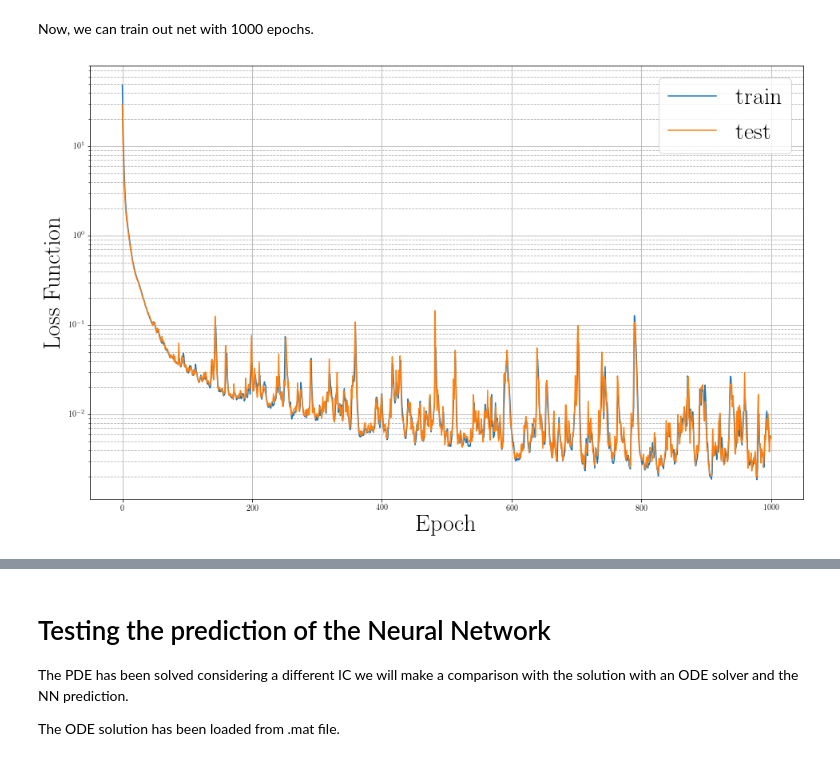
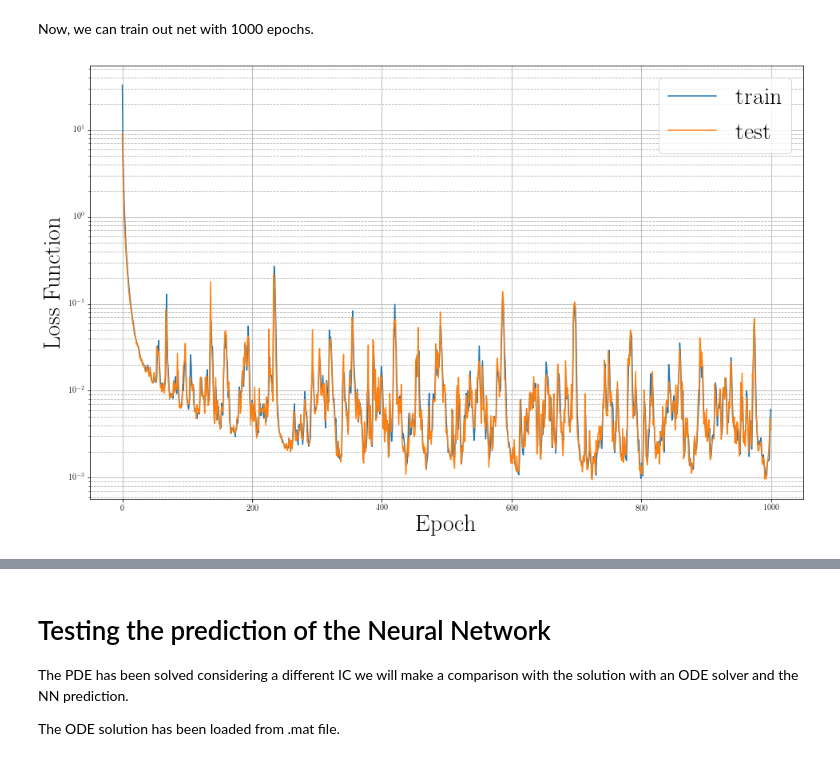
Before and after one commit to Steriva/MfM_Assignment, a Jupyter notebook: exe02b_NN_KS.ipynb, the cells around one changed output, grey strips where cells are left out. Cells and saved outputs as stored; diff of their text form; code cells hidden in the pictures.

```diff
--- a/exe02b_NN_KS.ipynb
+++ b/exe02b_NN_KS.ipynb
@@ -93,7 +99,7 @@ output = np.transpose(data['output'])
 # %% [markdown]
 The data are separated into the training set and the validation set (80% training and 20% testing)
 # %%
-X_train, X_test, Y_train, Y_test = train_test_split(input, output, test_size = 0.2)
+X_train, X_test, Y_train, Y_test = train_test_split(input, output, test_size = 0.1)
 print(X_train.shape, Y_train.shape)
 print(X_test.shape, Y_test.shape)
 # %% [output]
@@ -108,25 +114,29 @@ The loss function is the Mean Square Error (MSE) and the optimizer is 'adam'.
 # %%
 NN_model = keras.models.Sequential()
 
-NN_model.add(layers.Dense(40, input_dim = n, activation='relu', name='Input')) # input layer
-NN_model.add(layers.Dense(40, activation='relu'))
-NN_model.add(layers.Dense(40, activation='relu'))
-NN_model.add(layers.Dense(n,  activation='linear'))
+NN_model.add(layers.Dense(30, input_dim = n, activation='relu', name='Input')) # input layer
+NN_model.add(layers.Dense(200, activation='relu'))
+#NN_model.add(layers.Dense(30, activation='relu'))
+NN_model.add(layers.Dense(n,  activation='linear',name='Output')) #output layer
 
 NN_model.compile(loss='mse', optimizer='adam')
 # %% [markdown]
 Now, we can train out net with 1000 epochs.
 # %%
-History = NN_model.fit(X_train, Y_train, epochs=1000,validation_data=(X_test, Y_test) )
+History = NN_model.fit(X_train, Y_train, epochs=1000, batch_size=32, validation_data=(X_test, Y_test) )
 # %%
-plt.figure()
+fig2 = plt.figure()
 plt.semilogy(History.history['loss'])
 plt.semilogy(History.history['val_loss'])
 plt.grid(which='major',linestyle='-')
 plt.grid(which='minor',linestyle='--')
 plt.ylabel('Loss Function',fontsize=30)
 plt.xlabel('Epoch',fontsize=30)
 plt.legend(['train', 'test'], loc='upper right',fontsize=30)
 plt.show()
+
+fig2.savefig('KS_LossFunction.pdf', format='pdf', dpi=600, bbox_inches='tight')
+
+files.download('KS_LossFunction.pdf')
 # %% [output]
-[figure, old version]
+[figure, new version]
```
Also changed, not shown: parts of 10 cells of this notebook.
